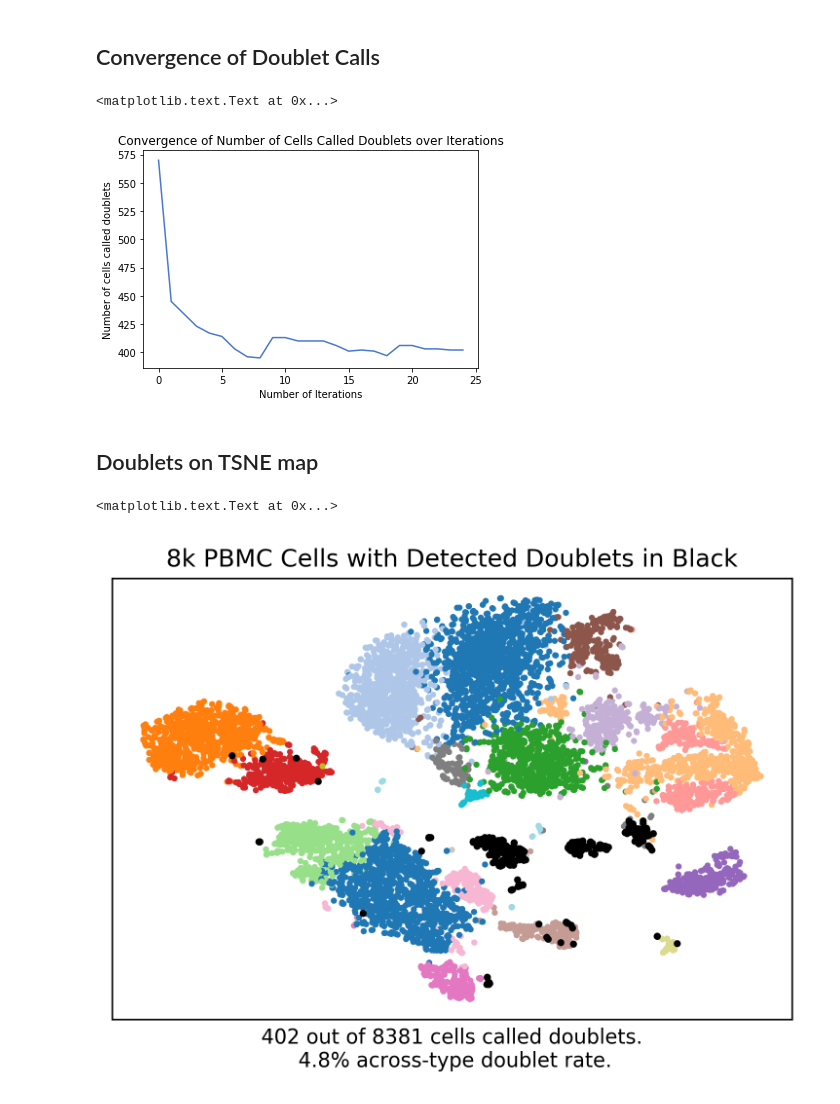
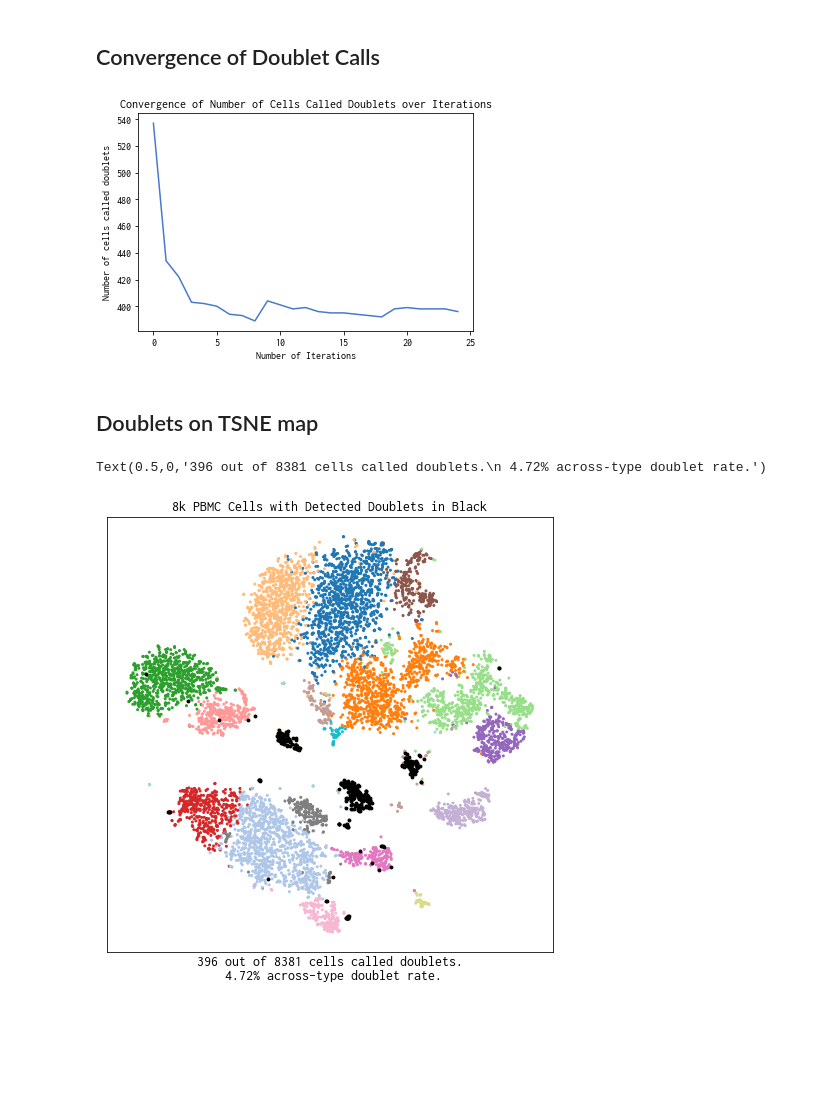
Before and after one commit to JonathanShor/DoubletDetection, a Jupyter notebook: docs/PBMC_8k_vignette.ipynb, the cells around one changed output. Cells and saved outputs as stored; diff of their text form; code cells hidden in the pictures; blank space fills up the shorter version.

```diff
--- a/docs/PBMC_8k_vignette.ipynb
+++ b/docs/PBMC_8k_vignette.ipynb
@@ -63,6 +67,8 @@ genes = genes[~zero_genes]
 # %%
+%%capture
+
 clf = doubletdetection.BoostClassifier(knn=30)
 
 start = time.time()
-doublets = clf.fit(raw_counts).predict()
+doublets = clf.fit(raw_counts)
 end = time.time()
@@ -134,26 +93,25 @@ plt.xlabel("Number of Iterations")
 plt.ylabel("Number of cells called doublets")
 plt.title('Convergence of Number of Cells Called Doublets over Iterations')
 # %% [output]
-<matplotlib.text.Text at 0x...>
-[figure, old version]
+[figure, new version]
 # %% [markdown]
 ## Doublets on TSNE map
 # %%
 norm_counts = doubletdetection.normalize_counts(raw_counts)
-reduced_counts = PCA(n_components=30).fit_transform(norm_counts)
+reduced_counts = PCA(n_components=30, svd_solver='randomized').fit_transform(norm_counts)
 communities, _, _ = phenograph.cluster(reduced_counts)
 tsne_counts = tsne(reduced_counts, rand_seed=1)
 tsne_counts = pd.DataFrame(tsne_counts, columns=["x", "y"], index=barcodes)
 # %%
-fig, axes = plt.subplots(1, 1, dpi=300)
-axes.scatter(tsne_counts['x'], tsne_counts['y'], c=communities, cmap=plt.cm.Vega20, s=4)
-axes.scatter(tsne_counts[doublets]['x'], tsne_counts[doublets]['y'], s=6, edgecolor='k', facecolor='k')
-axes.set_title('8k PBMC Cells with Detected Doublets in Black')
+fig, axes = plt.subplots(1, 1, figsize=(8, 8))
+axes.scatter(tsne_counts['x'], tsne_counts['y'], c=communities, cmap=plt.cm.tab20, s=4)
+axes.scatter(tsne_counts[doublets]['x'], tsne_counts[doublets]['y'], s=8, edgecolor='k', facecolor='k')
+axes.set_title('8k PBMC Cells with Detected Doublets in Black', fontsize=14)
 plt.xticks([])
 plt.yticks([])
 axes.set_xlabel('{} out of 8381 cells called doublets.\n {}% across-type doublet rate.'
                 .format(np.sum(doublets),
-                np.round(100*np.sum(doublets)/raw_counts.shape[0], 2)))
+                np.round(100*np.sum(doublets)/raw_counts.shape[0], 2)), fontsize=14)
 # %% [output]
-<matplotlib.text.Text at 0x...>
+Text(0.5,0,'396 out of 8381 cells called doublets.\n 4.72% across-type doublet rate.')
-[figure, old version]
+[figure, new version]
```
Also changed, not shown: parts of 5 cells of this notebook.
